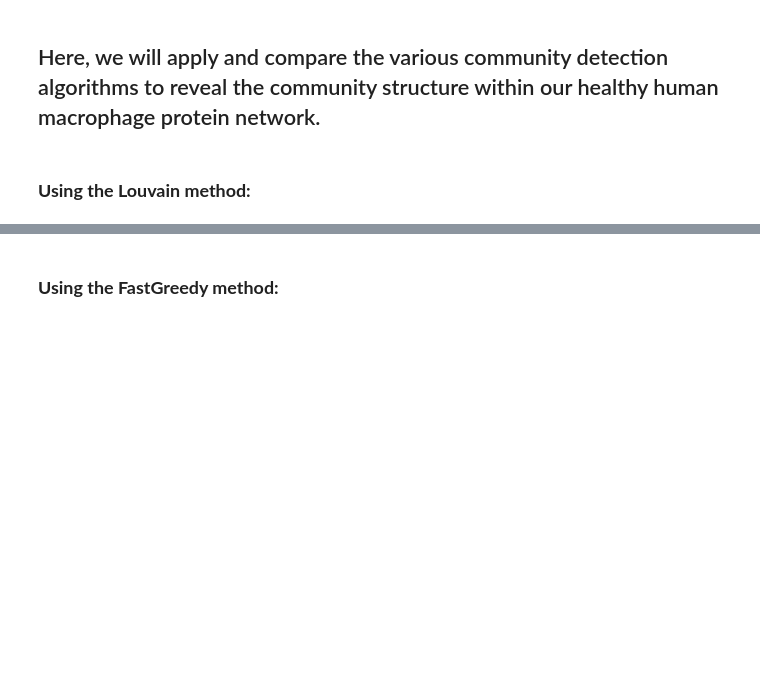
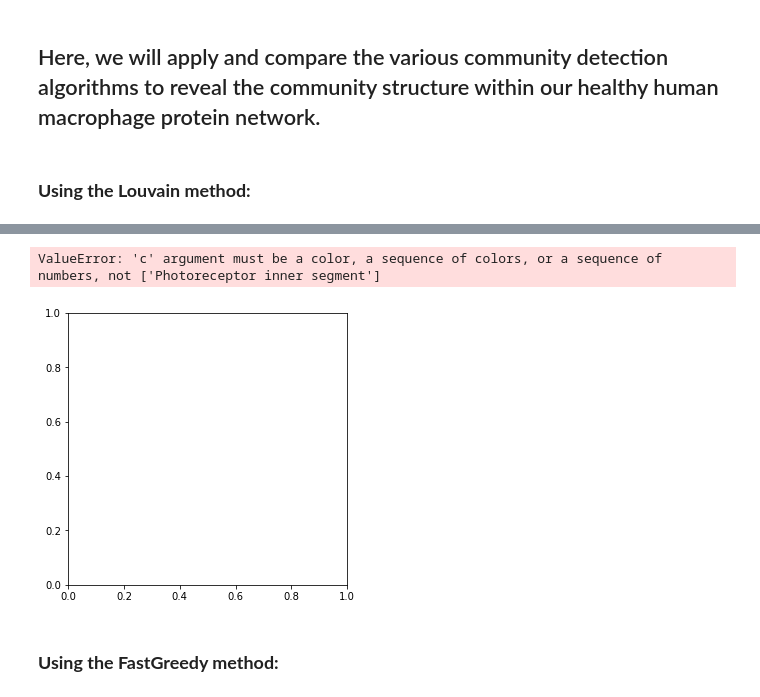
Before and after one commit to Zach-Sisson-1/Host-Pathogen_Network_Analysis, a Jupyter notebook: Notebooks/Community Analysis.ipynb, the cells around one changed output, grey strips where cells are left out. Saved outputs shown, nothing was run; the diff lists cells and outputs as text; code cells hidden in the pictures; blank space fills up the shorter version.

```diff
--- a/Notebooks/Community Analysis.ipynb
+++ b/Notebooks/Community Analysis.ipynb
@@ -134,3 +177,51 @@ Need to explore each community, visualize it and its neighbors, etc. Need to fig
+# %%
+#Create subplots for each community, to visualize each
+
+for community in louvain_best_partition:
+
+    #set fig dimensions
+    plt.figure(figsize =(5,5))
+
+    #setting x and y coordinates for nodes and edges
+    pos = nx.spring_layout(G, iterations=20, seed = 15)
+
+    #set color map by subcell location
+    cmap = []
+    for node in louvain_best_partition[community]:
+        G.nodes[node]['Subcellular_location_[CC]']
+
+    #Draw out neighborhood nodes of central node
+    nx.draw_networkx_nodes(G,
+                           pos,
+                           node_size=30,
+                           alpha = 0.5,
+                           nodelist = louvain_best_partition[community],
+                           node_color = cmap)
+
+
+    #Pull edges from main Graph that correspond to nodes in the neighborhood
+    edge_list = []
+    for edge in G.edges():
+        if (edge[0] in louvain_best_partition[community]) and (edge[1] in louvain_best_partition[community]):
+            edge_list.append(edge)
+
+
+    #Draw Edges
+    nx.draw_networkx_edges(G,pos, edgelist=edge_list)
+
+    #Plot Labels
+    name = "Community #: " + str(community)
+    plt.title((name), fontdict = {'fontsize': 25, "color":'black'})
+    plt.legend(scatterpoints=1)
+
+    plt.show()
+
+
+#Hardcode a dictionary with color values to reference
+#within each communitt, what are the central nodes
+# %% [output]
+ValueError: 'c' argument must be a color, a sequence of colors, or a sequence of numbers, not ['Photoreceptor inner segment']
+[figure, added]
 # %% [markdown]
 ### **Using the FastGreedy method:**
 # %%
```
Also changed, not shown: parts of 11 cells of this notebook, 3 other files.
